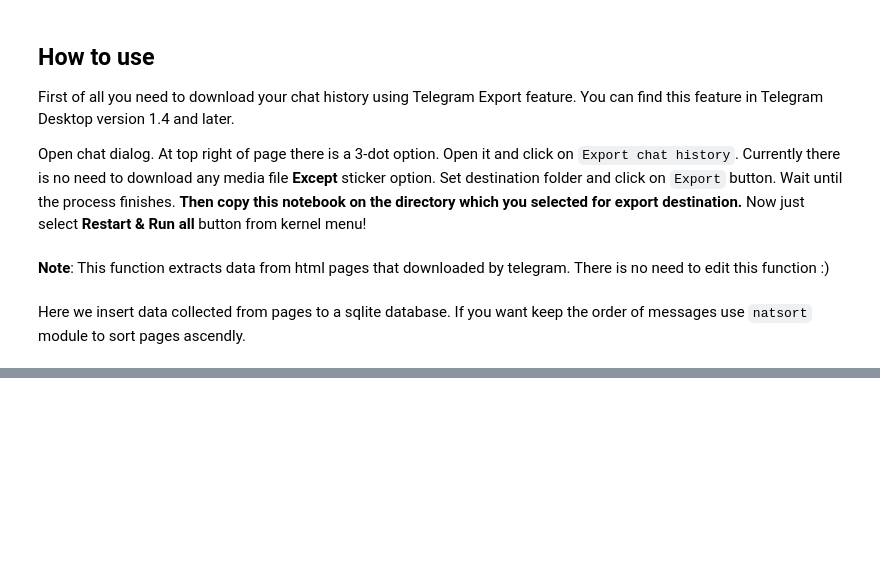
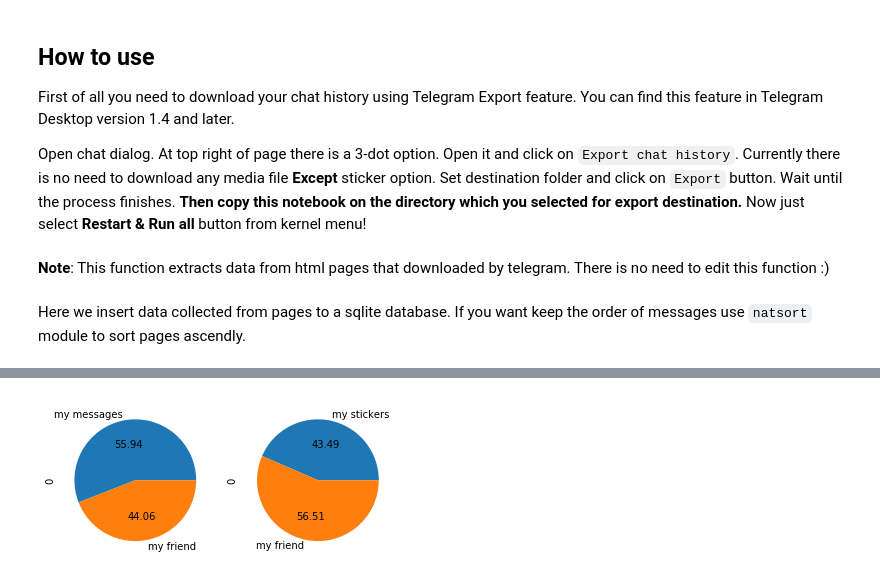
Before and after one commit to alirezaafzalaghaei/telegram-analysis, a Jupyter notebook: telegram-chat-analyzer.ipynb, the cells around one changed output, grey strips where cells are left out. Cells and saved outputs as stored; diff of their text form; code cells hidden in the pictures; blank space fills up the shorter version.

```diff
--- a/telegram-chat-analyzer.ipynb
+++ b/telegram-chat-analyzer.ipynb
@@ -218,16 +230,18 @@ for i,img in enumerate(imgs,1):
 # %%
 f,(ax1,ax2) = plt.subplots(1,2)
 
 with sqlite3.connect('db.sqlite3') as conn:
     my_messages = int(conn.execute("select count(out) as count from chats where out = '1'").fetchone()[0])
 
-    df = pd.DataFrame([my_messages,total_chats-my_messages], index=['my messages','MMSH'])
+    df = pd.DataFrame([my_messages,total_chats-my_messages], index=['my messages','my friend'])
 
     df.plot(kind='pie',subplots=True,autopct=lambda x:round(x,2),legend=False,ax=ax1)
 
 with sqlite3.connect('db.sqlite3') as conn:
     my_stickers = int(conn.execute("select count(out) as count from chats where out = '1' and text like 'stickers/sticker%'").fetchone()[0])
 
-    df = pd.DataFrame([my_stickers,total_stickers-my_stickers], index=['my stickers','MMSH'])
+    df = pd.DataFrame([my_stickers,total_stickers-my_stickers], index=['my stickers','my friend'])
 
     df.plot(kind='pie',subplots=True,autopct=lambda x:round(x,2),legend=False,ax=ax2)
+# %% [output]
+[figure, added]
```
Also changed, not shown: parts of 7 cells of this notebook.
